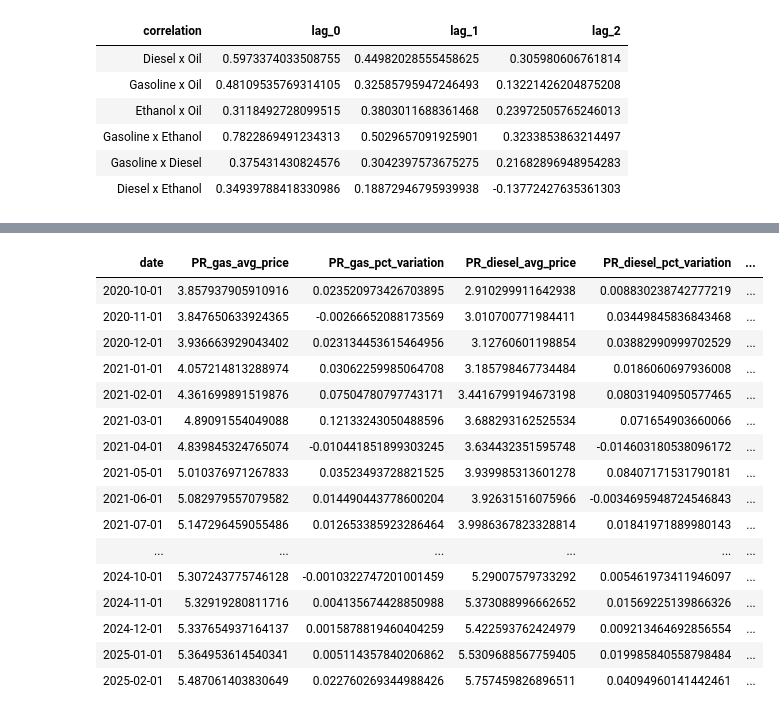
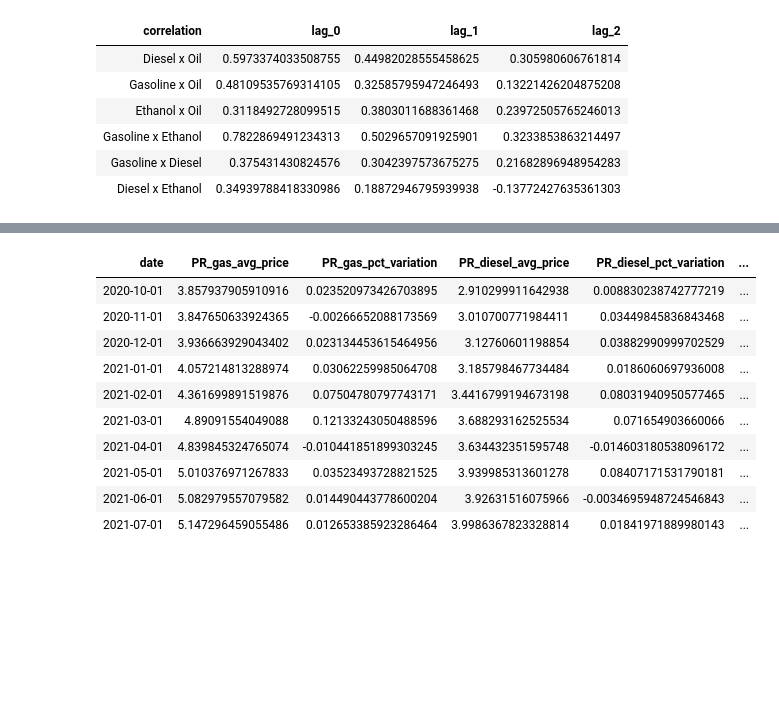
Before and after one commit to trjuj/MVP---Engenharia-de-Dados, a Jupyter notebook: Notebooks/Notebook main.ipynb, the cells around one changed output, grey strips where cells are left out. Saved outputs shown, nothing was run; the diff lists cells and outputs as text; code cells hidden in the pictures; blank space fills up the shorter version.

```diff
--- a/Notebooks/Notebook main.ipynb
+++ b/Notebooks/Notebook main.ipynb
@@ -396,37 +398,31 @@ southeast['ES_diesel_pct_variation'] = southeast['ES_diesel_avg_price'].pct_chan
 southeast['ES_ethanol_avg_price'] = ES.loc[ES['product'] == 'ETHANOL', 'avg_price'].values
 southeast['ES_ethanol_pct_variation'] = southeast['ES_ethanol_avg_price'].pct_change()
 
 south = south.dropna()
 southeast = southeast.dropna()
 
 south.to_csv('../Gold_data/south.csv')
 southeast.to_csv('../Gold_data/southeast.csv')
 
 spark_south = spark.createDataFrame(south)
 spark_southeast = spark.createDataFrame(southeast)
 spark.sql("USE CATALOG `mvp-juj`")
 spark.sql("USE SCHEMA `mvp-data`")
 spark.sql("DROP TABLE IF EXISTS south")
 spark.sql("DROP TABLE IF EXISTS southeast")
 spark_south.write.mode("overwrite").saveAsTable("south")
 spark_southeast.write.mode("overwrite").saveAsTable("southeast")
 
-south.display()
+display(south.head(10))
 # %% [output]
 | date | PR_gas_avg_price | PR_gas_pct_variation | PR_diesel_avg_price | PR_diesel_pct_variation | ... |
 | 2020-10-01 | 3.857937905910916 | 0.023520973426703895 | 2.910299911642938 | 0.008830238742777219 | ... |
 | 2020-11-01 | 3.847650633924365 | -0.00266652088173569 | 3.010700771984411 | 0.03449845836843468 | ... |
 | 2020-12-01 | 3.936663929043402 | 0.023134453615464956 | 3.12760601198854 | 0.03882990999702529 | ... |
 | 2021-01-01 | 4.057214813288974 | 0.03062259985064708 | 3.185798467734484 | 0.0186060697936008 | ... |
 | 2021-02-01 | 4.361699891519876 | 0.07504780797743171 | 3.4416799194673198 | 0.08031940950577465 | ... |
 | 2021-03-01 | 4.89091554049088 | 0.12133243050488596 | 3.688293162525534 | 0.071654903660066 | ... |
 | 2021-04-01 | 4.839845324765074 | -0.010441851899303245 | 3.634432351595748 | -0.014603180538096172 | ... |
 | 2021-05-01 | 5.010376971267833 | 0.03523493728821525 | 3.939985313601278 | 0.08407171531790181 | ... |
 | 2021-06-01 | 5.082979557079582 | 0.014490443778600204 | 3.92631516075966 | -0.0034695948724546843 | ... |
 | 2021-07-01 | 5.147296459055486 | 0.012653385923286464 | 3.9986367823328814 | 0.01841971889980143 | ... |
-| ... | ... | ... | ... | ... | ... |
-| 2024-10-01 | 5.307243775746128 | -0.0010322747201001459 | 5.29007579733292 | 0.005461973411946097 | ... |
-| 2024-11-01 | 5.32919280811716 | 0.004135674428850988 | 5.373088996662652 | 0.01569225139866326 | ... |
-| 2024-12-01 | 5.337654937164137 | 0.0015878819460404259 | 5.422593762424979 | 0.009213464692856554 | ... |
-| 2025-01-01 | 5.364953614540341 | 0.005114357840206862 | 5.5309688567759405 | 0.019985840558798484 | ... |
-| 2025-02-01 | 5.487061403830649 | 0.022760269344988426 | 5.757459826896511 | 0.04094960141442461 | ... |
```
Also changed, not shown: parts of 5 cells of this notebook, 1 other file.
